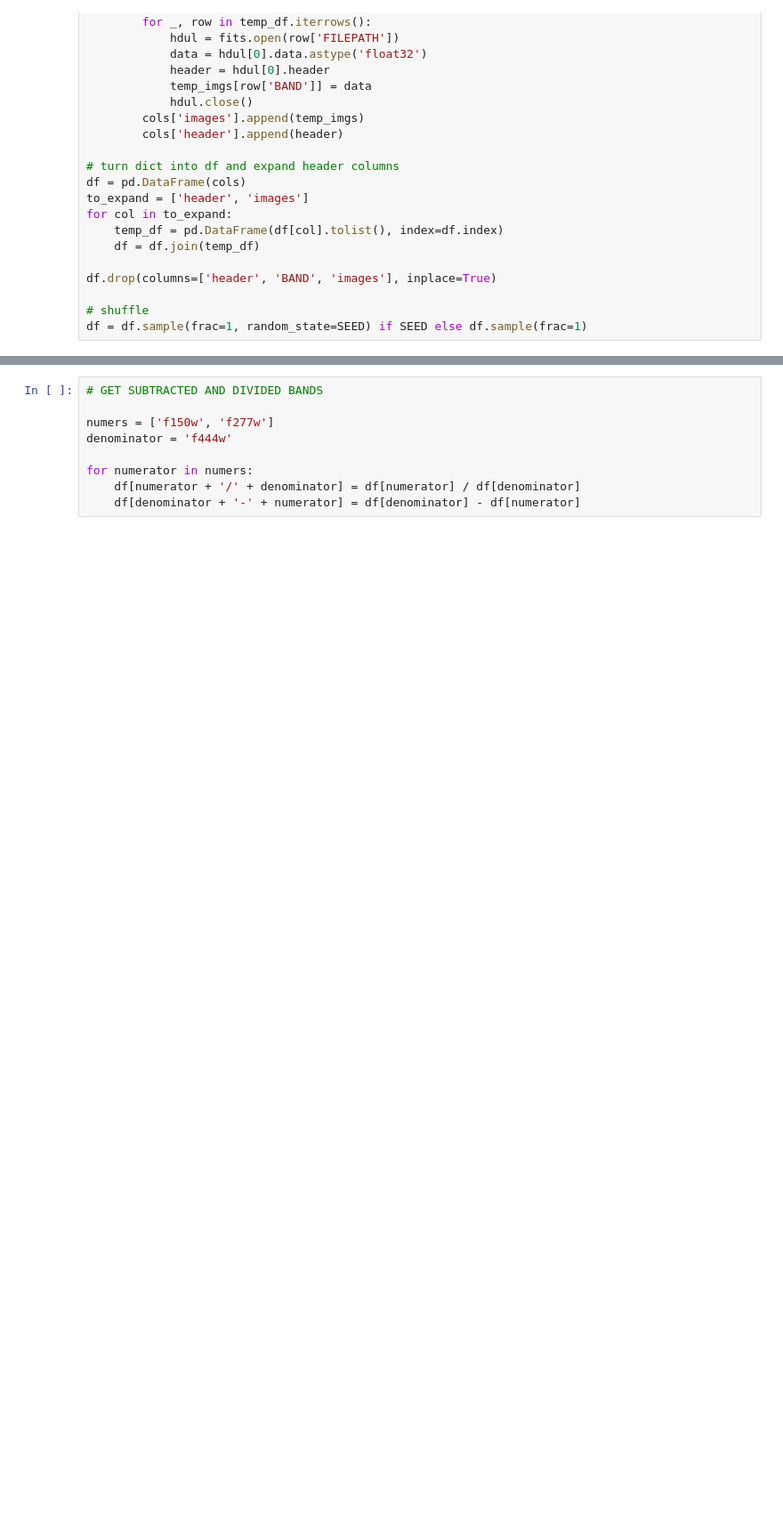
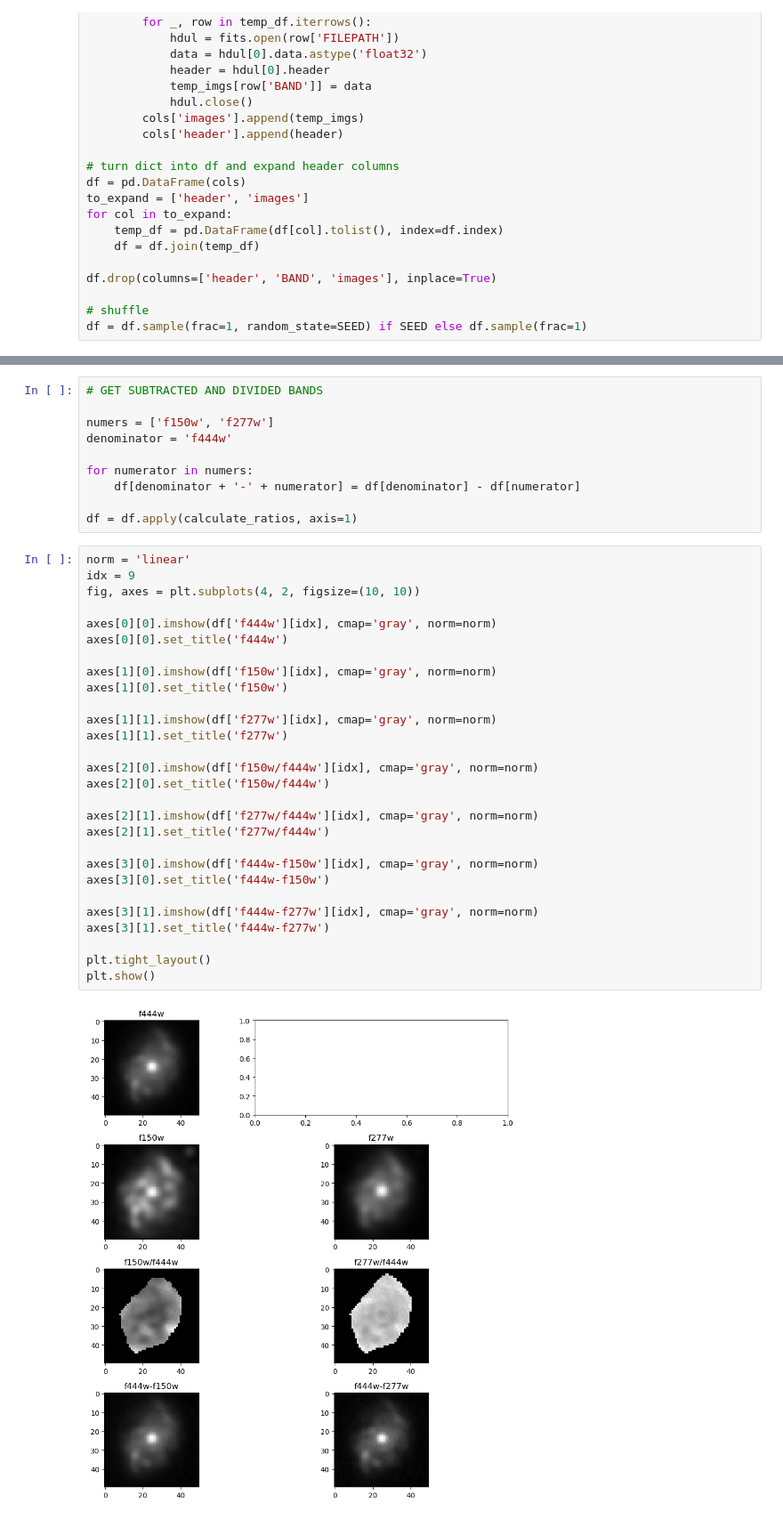
Before and after one commit to hartysimon-sketch/Galaxy-Classifier, a Jupyter notebook: Summer Research/testing_depreciated/test_division_masking.ipynb, the cells around one changed output, grey strips where cells are left out. Shown at 89% size. Cells and saved outputs as stored; diff of their text form; blank space fills up the shorter version.

```diff
--- a/Summer Research/testing_depreciated/test_division_masking.ipynb
+++ b/Summer Research/testing_depreciated/test_division_masking.ipynb
@@ -81,5 +110,36 @@ numers = ['f150w', 'f277w']
 denominator = 'f444w'
 
 for numerator in numers:
-    df[numerator + '/' + denominator] = df[numerator] / df[denominator]
     df[denominator + '-' + numerator] = df[denominator] - df[numerator]
+
+df = df.apply(calculate_ratios, axis=1)
+# %%
+norm = 'linear'
+idx = 9
+fig, axes = plt.subplots(4, 2, figsize=(10, 10))
+
+axes[0][0].imshow(df['f444w'][idx], cmap='gray', norm=norm)
+axes[0][0].set_title('f444w')
+
+axes[1][0].imshow(df['f150w'][idx], cmap='gray', norm=norm)
+axes[1][0].set_title('f150w')
+
+axes[1][1].imshow(df['f277w'][idx], cmap='gray', norm=norm)
+axes[1][1].set_title('f277w')
+
+axes[2][0].imshow(df['f150w/f444w'][idx], cmap='gray', norm=norm)
+axes[2][0].set_title('f150w/f444w')
+
+axes[2][1].imshow(df['f277w/f444w'][idx], cmap='gray', norm=norm)
+axes[2][1].set_title('f277w/f444w')
+
+axes[3][0].imshow(df['f444w-f150w'][idx], cmap='gray', norm=norm)
+axes[3][0].set_title('f444w-f150w')
+
+axes[3][1].imshow(df['f444w-f277w'][idx], cmap='gray', norm=norm)
+axes[3][1].set_title('f444w-f277w')
+
+plt.tight_layout()
+plt.show()
+# %% [output]
+[figure, added]
```
Also changed, not shown: parts of 3 cells of this notebook, 2 other files.
